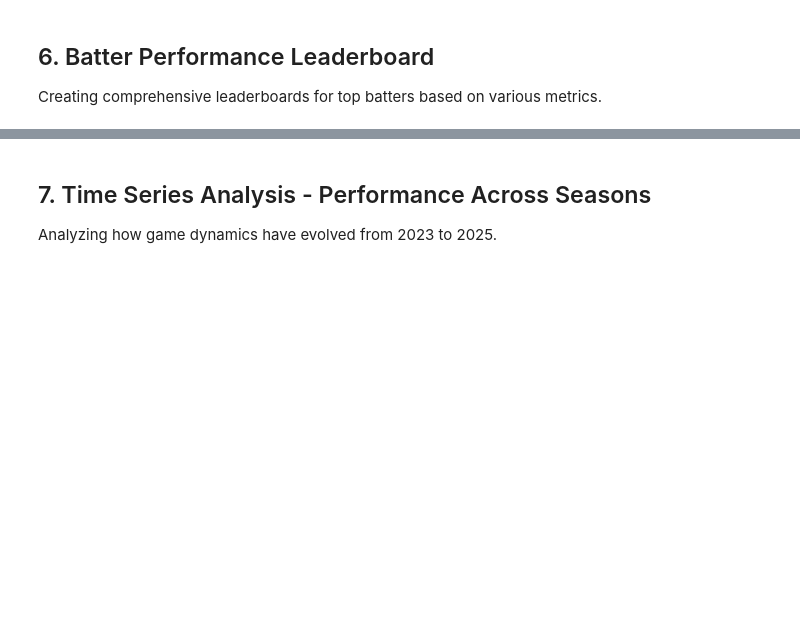
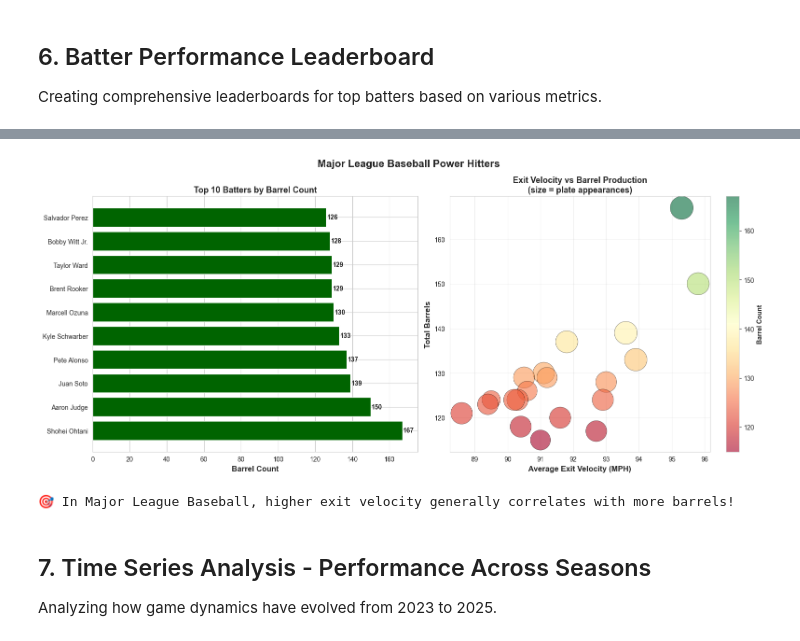
Before and after one commit to achelm15/databricks_demos, a Jupyter notebook: MLB GUMBO E2E/08-external-access.ipynb, the cells around one changed output, grey strips where cells are left out. Cells and saved outputs as stored; diff of their text form; code cells hidden in the pictures; blank space fills up the shorter version.

```diff
--- a/MLB GUMBO E2E/08-external-access.ipynb
+++ b/MLB GUMBO E2E/08-external-access.ipynb
@@ -418,40 +531,44 @@ print("        Long Balls=Fly balls over 400 feet, Barrels=Optimal EV+LA combina
 # %%
 # Visualize top power hitters
 fig, axes = plt.subplots(1, 2, figsize=(16, 7))
+fig.suptitle(f'{LEAGUE_LEVEL} Power Hitters', fontsize=16, fontweight='bold')
 
 # Top 10 by barrels
 ax1 = axes[0]
 top_10_barrels = batter_pd.head(10).sort_values('barrels')
 bars1 = ax1.barh(top_10_barrels['batter_full_name'], top_10_barrels['barrels'], color='darkgreen')
 ax1.set_xlabel('Barrel Count', fontsize=12, fontweight='bold')
 ax1.set_title('Top 10 Batters by Barrel Count', fontsize=13, fontweight='bold')
 ax1.invert_yaxis()
 
 # Add values on bars
 for bar in bars1:
     width = bar.get_width()
     ax1.text(width + 0.5, bar.get_y() + bar.get_height()/2, f'{int(width)}',
             va='center', fontsize=10, fontweight='bold')
 
 # Exit velocity vs barrels scatter
 ax2 = axes[1]
 scatter = ax2.scatter(batter_pd['avg_exit_velo'], batter_pd['barrels'],
                      s=batter_pd['plate_appearances']/5, alpha=0.6, c=batter_pd['barrels'],
                      cmap='RdYlGn', edgecolors='black', linewidth=0.5)
 ax2.set_xlabel('Average Exit Velocity (MPH)', fontsize=12, fontweight='bold')
 ax2.set_ylabel('Total Barrels', fontsize=12, fontweight='bold')
 ax2.set_title('Exit Velocity vs Barrel Production\n(size = plate appearances)',
              fontsize=13, fontweight='bold')
 ax2.grid(True, alpha=0.3)
 
 # Add colorbar
 cbar = plt.colorbar(scatter, ax=ax2)
 cbar.set_label('Barrel Count', fontsize=10, fontweight='bold')
 
 plt.tight_layout()
 plt.show()
 
-print("\n🎯 Higher exit velocity generally correlates with more barrels!")
+print(f"\n🎯 In {LEAGUE_LEVEL}, higher exit velocity generally correlates with more barrels!")
+# %% [output]
+[figure, added]
+🎯 In Major League Baseball, higher exit velocity generally correlates with more barrels!
 # %% [markdown]
 ## 7. Time Series Analysis - Performance Across Seasons
 
```
Also changed, not shown: parts of 14 cells of this notebook, 1 other file.
